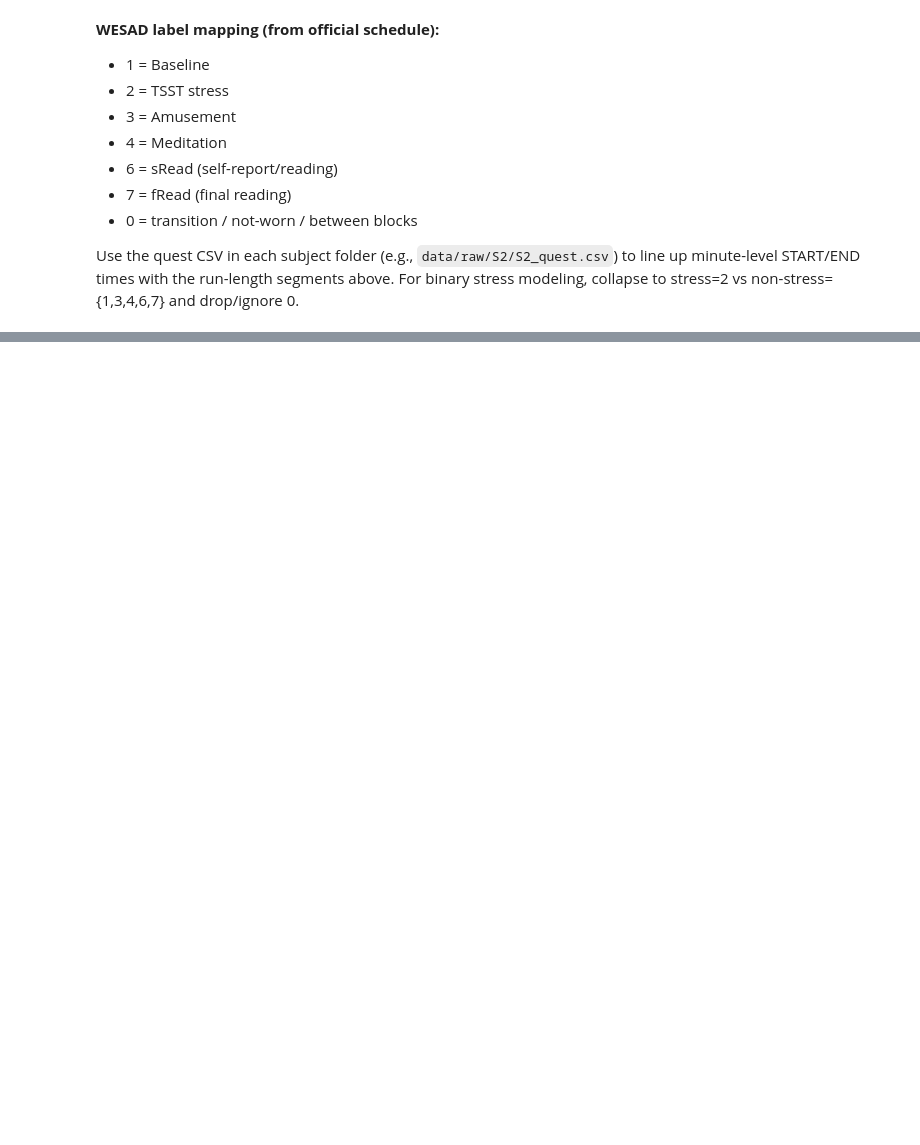
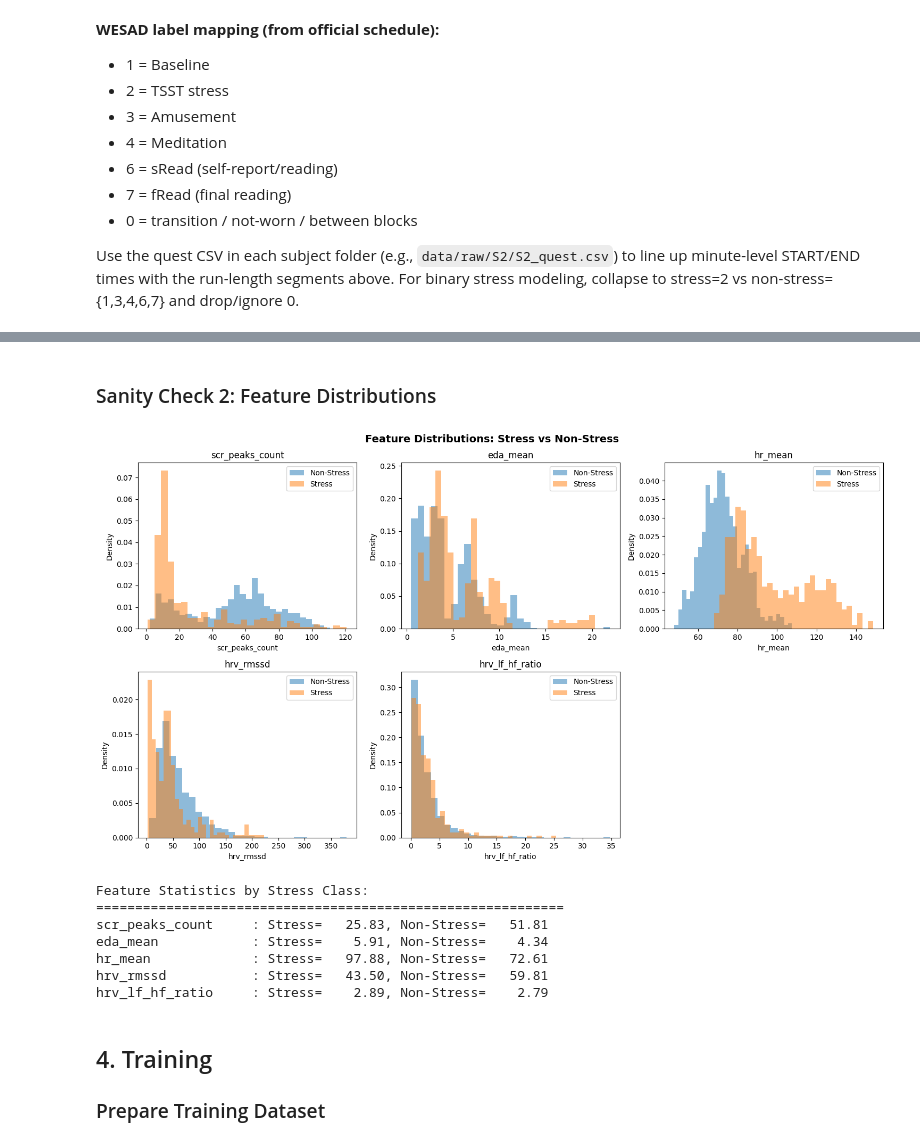
Before and after one commit to maggiebowen/doomstopping, a Jupyter notebook: notebooks/01_wesad_stress_model.ipynb, the cells around one changed output, grey strips where cells are left out. Drawn from its saved outputs; the diff is of its cells as text; code cells hidden in the pictures; blank space fills up the shorter version.

Commit message:
extracting features code

```diff
--- a/notebooks/01_wesad_stress_model.ipynb
+++ b/notebooks/01_wesad_stress_model.ipynb
@@ -231,0 +393,10 @@ for row in head_csv(segments_path):
+# %%
+# Convert to DataFrame for easier analysis
+features_df = pd.DataFrame(all_features)
+metadata_df = pd.DataFrame(feature_metadata)
+
+print('Feature DataFrame shape:', features_df.shape)
+print('\nFeature columns:')
+print(features_df.columns.tolist())
+print('\nFirst few rows:')
+features_df.head()
@@ -231,0 +471,55 @@ for row in head_csv(segments_path):
+# %% [markdown]
+### Sanity Check 2: Feature Distributions
+# %%
+# Plot distributions of key features by stress vs non-stress
+# Binary classification: Stress (label=2) vs Non-Stress (labels=1,3,4)
+
+features_df['stress_binary'] = (features_df['label'] == 2).astype(int)
+
+# Select key features to visualize
+key_features = ['scr_peaks_count', 'eda_mean', 'hr_mean', 'hrv_rmssd', 'hrv_lf_hf_ratio']
+
+fig, axes = plt.subplots(2, 3, figsize=(15, 8))
+axes = axes.flatten()
+
+for i, feature in enumerate(key_features):
+    ax = axes[i]
+
+    # Plot distributions
+    stress_data = features_df[features_df['stress_binary'] == 1][feature].dropna()
+    non_stress_data = features_df[features_df['stress_binary'] == 0][feature].dropna()
+
+    ax.hist(non_stress_data, bins=30, alpha=0.5, label='Non-Stress', density=True)
+    ax.hist(stress_data, bins=30, alpha=0.5, label='Stress', density=True)
+
+    ax.set_xlabel(feature)
+    ax.set_ylabel('Density')
+    ax.legend()
+    ax.set_title(f'{feature}')
+
+# Remove extra subplot
+fig.delaxes(axes[5])
+
+plt.tight_layout()
+plt.suptitle('Feature Distributions: Stress vs Non-Stress', y=1.02, fontsize=14, fontweight='bold')
+plt.show()
+
+# Print statistics
+print('\nFeature Statistics by Stress Class:')
+print('='*60)
+for feature in key_features:
+    stress_mean = features_df[features_df['stress_binary'] == 1][feature].mean()
+    non_stress_mean = features_df[features_df['stress_binary'] == 0][feature].mean()
+    print(f'{feature:20s}: Stress={stress_mean:8.2f}, Non-Stress={non_stress_mean:8.2f}')
+# %% [output]
+[figure, added]
+Feature Statistics by Stress Class:
+============================================================
+scr_peaks_count     : Stress=   25.83, Non-Stress=   51.81
+eda_mean            : Stress=    5.91, Non-Stress=    4.34
+hr_mean             : Stress=   97.88, Non-Stress=   72.61
+hrv_rmssd           : Stress=   43.50, Non-Stress=   59.81
+hrv_lf_hf_ratio     : Stress=    2.89, Non-Stress=    2.79
+# %% [markdown]
+## 4. Training
+### Prepare Training Dataset
```
Also changed, not shown: parts of 18 cells of this notebook, 4 other files.
